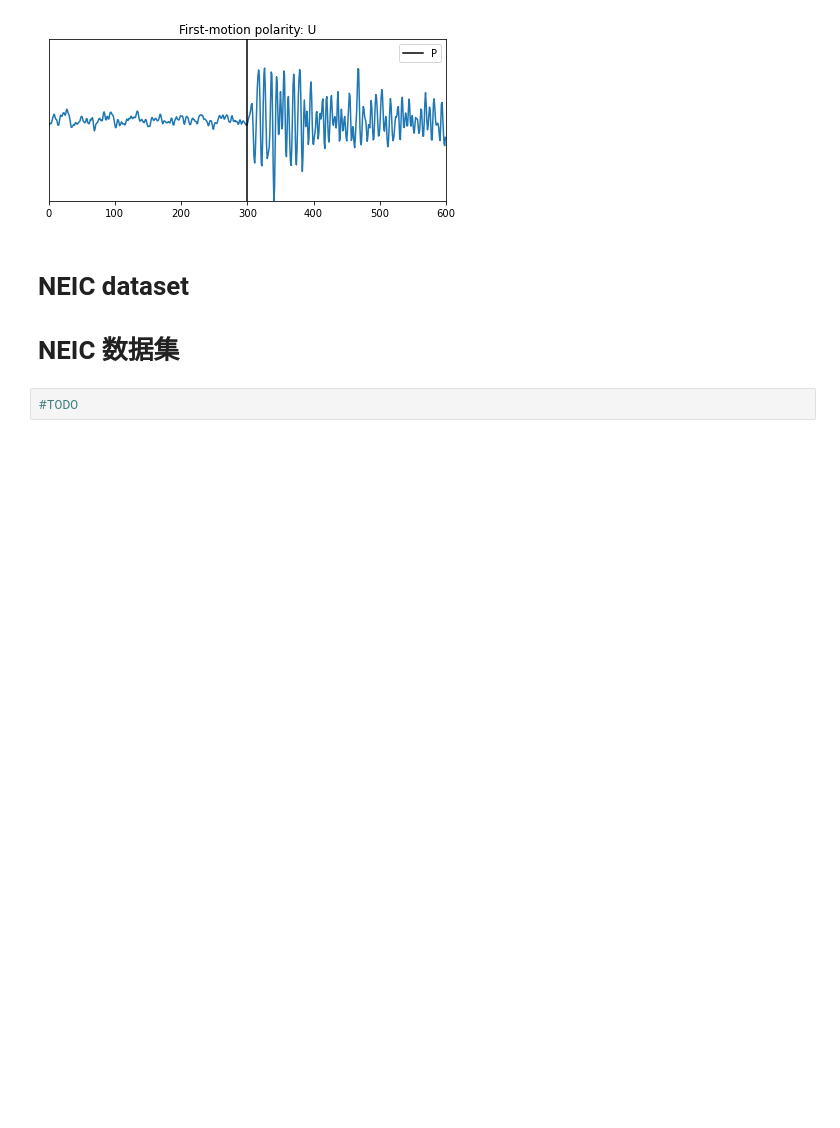
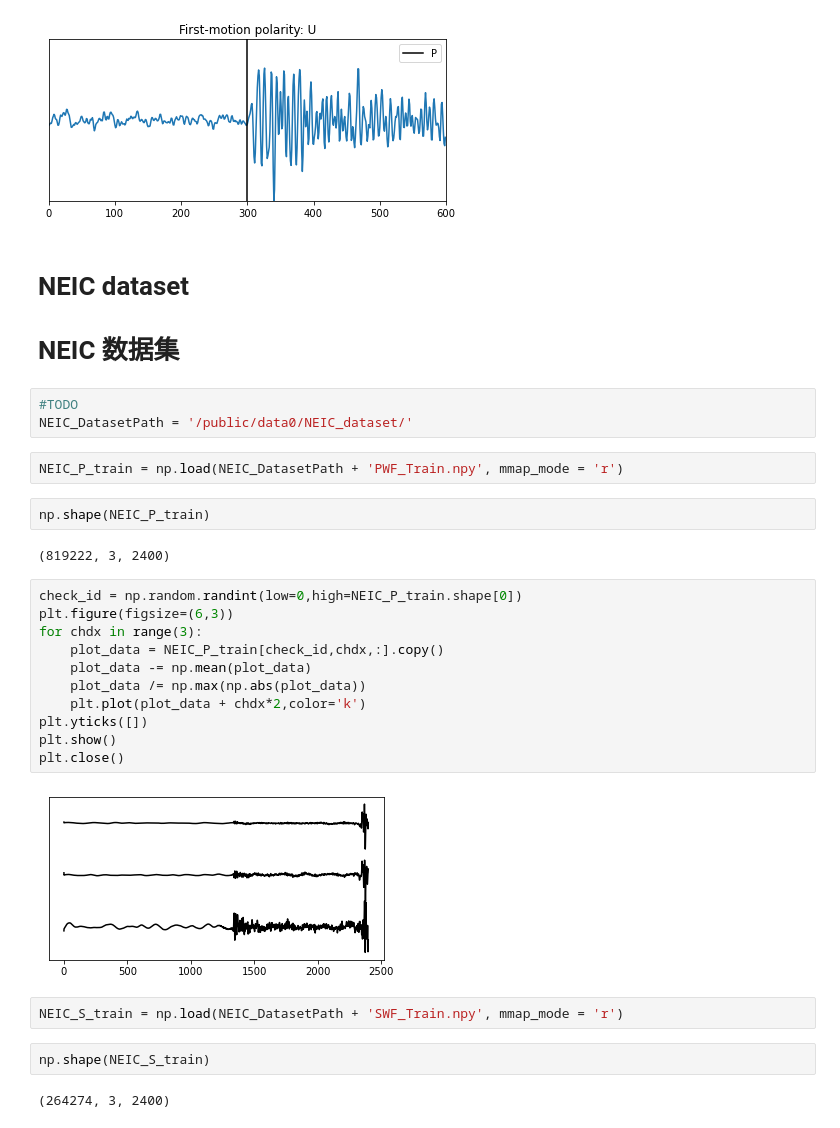
Before and after one commit to MrXiaoXiao/DiTingTools, a Jupyter notebook: examples/notebooks/01_visualize_common_datasets[To be cleaned and updated]/Inspect common datasets [浏览常用的数据集].ipynb, the cells around one changed output. Drawn from its saved outputs; the diff is of its cells as text; blank space fills up the shorter version.

```diff
--- a/examples/notebooks/01_visualize_common_datasets[To be cleaned and updated]/Inspect common datasets [浏览常用的数据集].ipynb
+++ b/examples/notebooks/01_visualize_common_datasets[To be cleaned and updated]/Inspect common datasets [浏览常用的数据集].ipynb
@@ -936,3 +936,29 @@ plt.close()
 # NEIC 数据集
 # %%
 #TODO
+NEIC_DatasetPath = '/public/data0/NEIC_dataset/'
+# %%
+NEIC_P_train = np.load(NEIC_DatasetPath + 'PWF_Train.npy', mmap_mode = 'r')
+# %%
+np.shape(NEIC_P_train)
+# %% [output]
+(819222, 3, 2400)
+# %%
+check_id = np.random.randint(low=0,high=NEIC_P_train.shape[0])
+plt.figure(figsize=(6,3))
+for chdx in range(3):
+    plot_data = NEIC_P_train[check_id,chdx,:].copy()
+    plot_data -= np.mean(plot_data)
+    plot_data /= np.max(np.abs(plot_data))
+    plt.plot(plot_data + chdx*2,color='k')
+plt.yticks([])
+plt.show()
+plt.close()
+# %% [output]
+[figure, added]
+# %%
+NEIC_S_train = np.load(NEIC_DatasetPath + 'SWF_Train.npy', mmap_mode = 'r')
+# %%
+np.shape(NEIC_S_train)
+# %% [output]
+(264274, 3, 2400)
```
Also changed, not shown: parts of 1 cell of this notebook, 4 other files.
